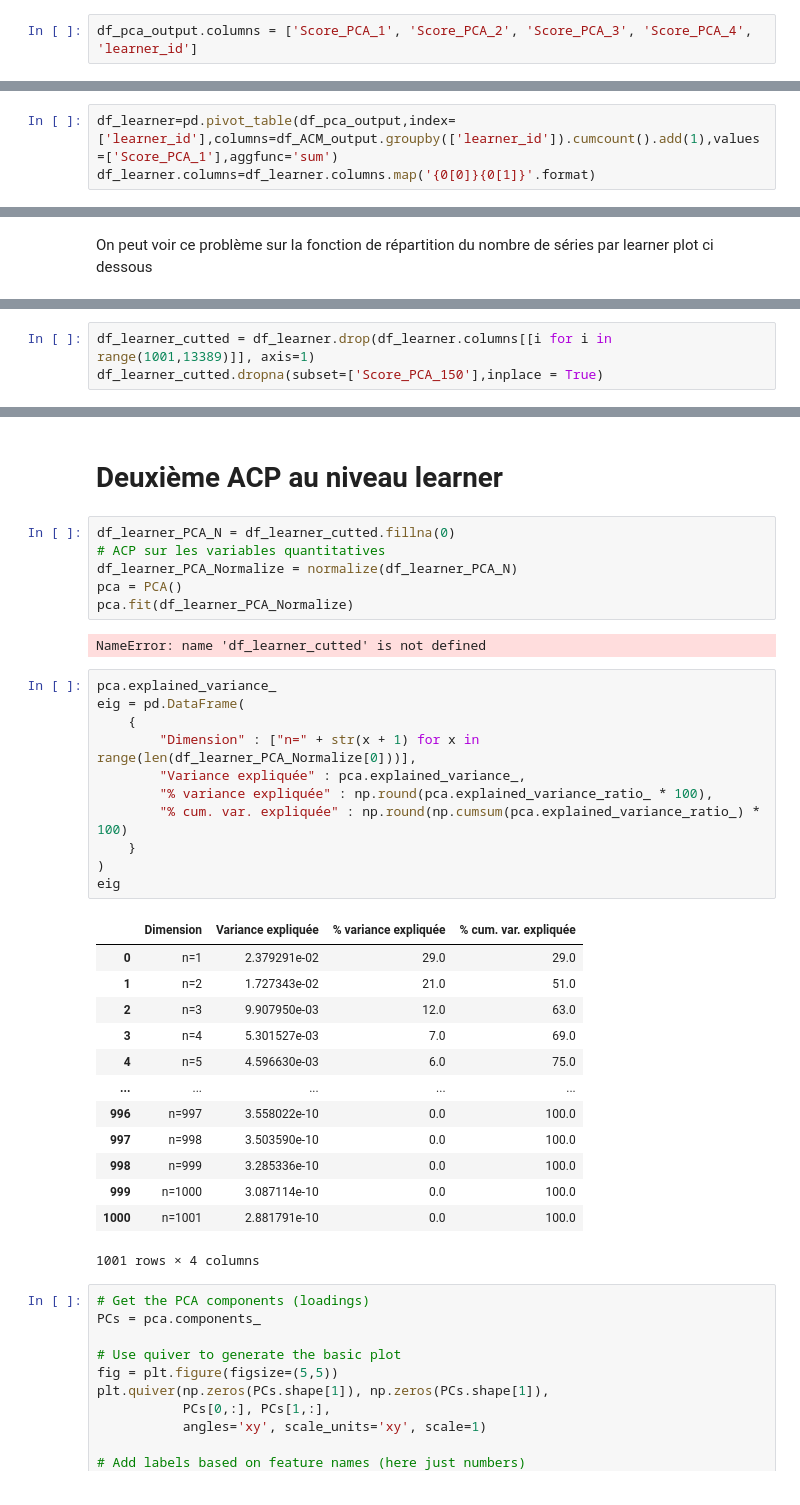
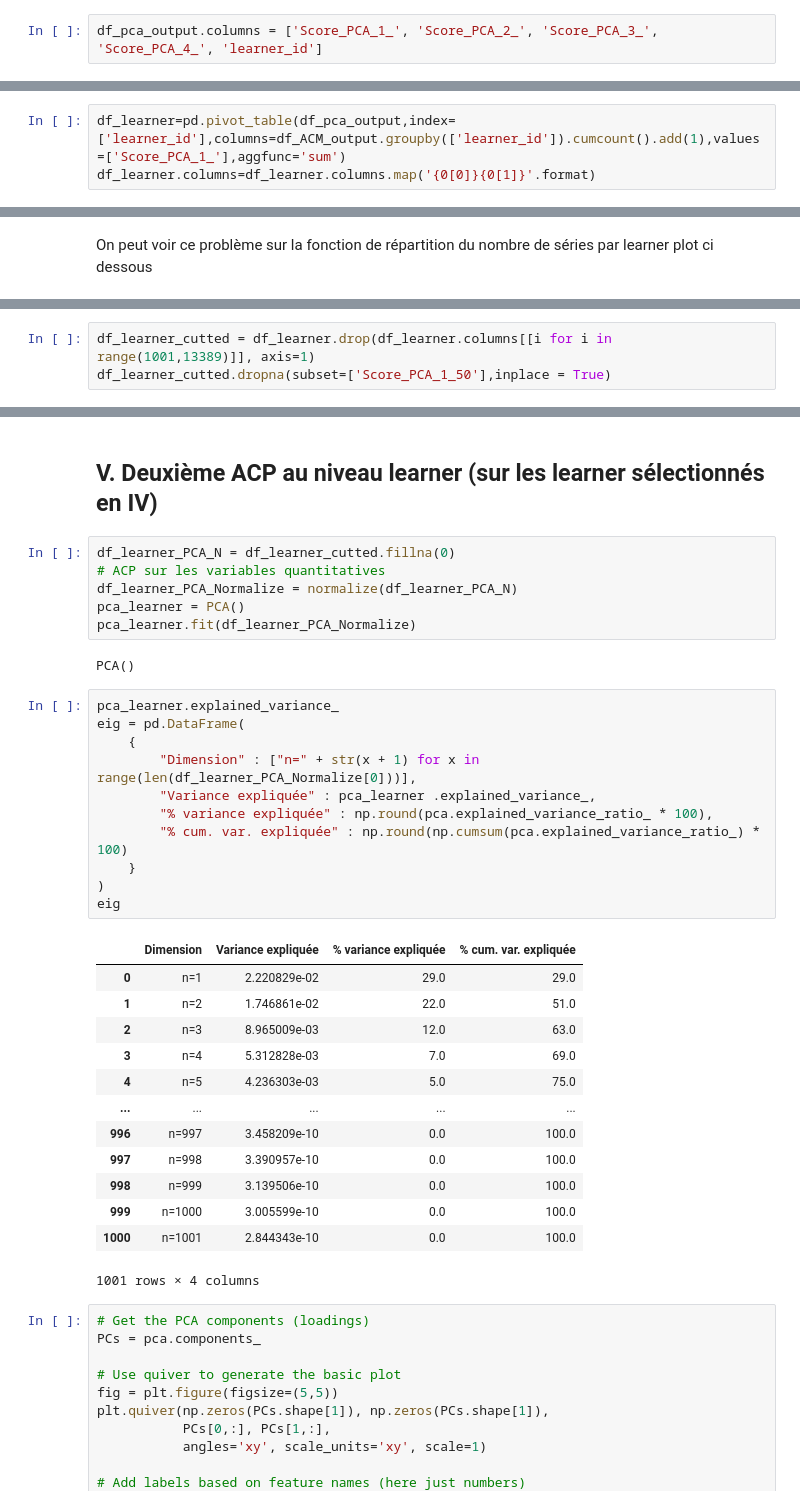
Before and after one commit to Kacimyou/Statapp_Ornikar_ENSAE_2022-2023, a Jupyter notebook: StatApp Dimension_reduction.ipynb, the cells around one changed output, grey strips where cells are left out. Drawn from its saved outputs; the diff is of its cells as text.

```diff
--- a/StatApp Dimension_reduction.ipynb
+++ b/StatApp Dimension_reduction.ipynb
@@ -284,7 +206,7 @@ df_pca_output = pd.DataFrame(coords)
 # %%
 df_pca_output[["learner_id"]]=df2[["learner_id"]]
 # %%
-df_pca_output.columns = ['Score_PCA_1', 'Score_PCA_2', 'Score_PCA_3', 'Score_PCA_4', 'learner_id']
+df_pca_output.columns = ['Score_PCA_1_', 'Score_PCA_2_', 'Score_PCA_3_', 'Score_PCA_4_', 'learner_id']
 # %%
 df_pca_output
 # %% [output]
@@ -322,4 +246,4 @@ df_pca_output.drop(['Score_PCA_2', 'Score_PCA_3', 'Score_PCA_4'], axis=1)
 # %%
-df_learner=pd.pivot_table(df_pca_output,index=['learner_id'],columns=df_ACM_output.groupby(['learner_id']).cumcount().add(1),values=['Score_PCA_1'],aggfunc='sum')
+df_learner=pd.pivot_table(df_pca_output,index=['learner_id'],columns=df_ACM_output.groupby(['learner_id']).cumcount().add(1),values=['Score_PCA_1_'],aggfunc='sum')
 df_learner.columns=df_learner.columns.map('{0[0]}{0[1]}'.format)
 # %% [markdown]
@@ -350,6 +276,6 @@ plot.set(xlabel = "Nombre de séries", ylabel = "Proportion")
 # %%
 df_learner_cutted = df_learner.drop(df_learner.columns[[i for i in range(1001,13389)]], axis=1)
-df_learner_cutted.dropna(subset=['Score_PCA_150'],inplace = True)
+df_learner_cutted.dropna(subset=['Score_PCA_1_50'],inplace = True)
 # %%
 df_learner_cutted
 # %% [output]
@@ -370,37 +298,37 @@ df_learner_cutted
 # %% [markdown]
-# Deuxième ACP au niveau learner
+## V. Deuxième ACP au niveau learner (sur les learner sélectionnés en IV)
 # %%
 df_learner_PCA_N = df_learner_cutted.fillna(0)
 # ACP sur les variables quantitatives
 df_learner_PCA_Normalize = normalize(df_learner_PCA_N)
-pca = PCA()
-pca.fit(df_learner_PCA_Normalize)
+pca_learner = PCA()
+pca_learner.fit(df_learner_PCA_Normalize)
 # %% [output]
-NameError: name 'df_learner_cutted' is not defined
+PCA()
 # %%
-pca.explained_variance_
+pca_learner.explained_variance_
 eig = pd.DataFrame(
     {
         "Dimension" : ["n=" + str(x + 1) for x in range(len(df_learner_PCA_Normalize[0]))],
-        "Variance expliquée" : pca.explained_variance_,
+        "Variance expliquée" : pca_learner .explained_variance_,
         "% variance expliquée" : np.round(pca.explained_variance_ratio_ * 100),
         "% cum. var. expliquée" : np.round(np.cumsum(pca.explained_variance_ratio_) * 100)
     }
 )
 eig
 # %% [output]
 |  | Dimension | Variance expliquée | % variance expliquée | % cum. var. expliquée |
-| 0 | n=1 | 2.379291e-02 | 29.0 | 29.0 |
-| 1 | n=2 | 1.727343e-02 | 21.0 | 51.0 |
-| 2 | n=3 | 9.907950e-03 | 12.0 | 63.0 |
-| 3 | n=4 | 5.301527e-03 | 7.0 | 69.0 |
-| 4 | n=5 | 4.596630e-03 | 6.0 | 75.0 |
+| 0 | n=1 | 2.220829e-02 | 29.0 | 29.0 |
+| 1 | n=2 | 1.746861e-02 | 22.0 | 51.0 |
+| 2 | n=3 | 8.965009e-03 | 12.0 | 63.0 |
+| 3 | n=4 | 5.312828e-03 | 7.0 | 69.0 |
+| 4 | n=5 | 4.236303e-03 | 5.0 | 75.0 |
 | ... | ... | ... | ... | ... |
-| 996 | n=997 | 3.558022e-10 | 0.0 | 100.0 |
-| 997 | n=998 | 3.503590e-10 | 0.0 | 100.0 |
-| 998 | n=999 | 3.285336e-10 | 0.0 | 100.0 |
-| 999 | n=1000 | 3.087114e-10 | 0.0 | 100.0 |
-| 1000 | n=1001 | 2.881791e-10 | 0.0 | 100.0 |
+| 996 | n=997 | 3.458209e-10 | 0.0 | 100.0 |
+| 997 | n=998 | 3.390957e-10 | 0.0 | 100.0 |
+| 998 | n=999 | 3.139506e-10 | 0.0 | 100.0 |
+| 999 | n=1000 | 3.005599e-10 | 0.0 | 100.0 |
+| 1000 | n=1001 | 2.844343e-10 | 0.0 | 100.0 |
 1001 rows × 4 columns
 # %%
 # Get the PCA components (loadings)
```
Also changed, not shown: parts of 42 cells of this notebook.
